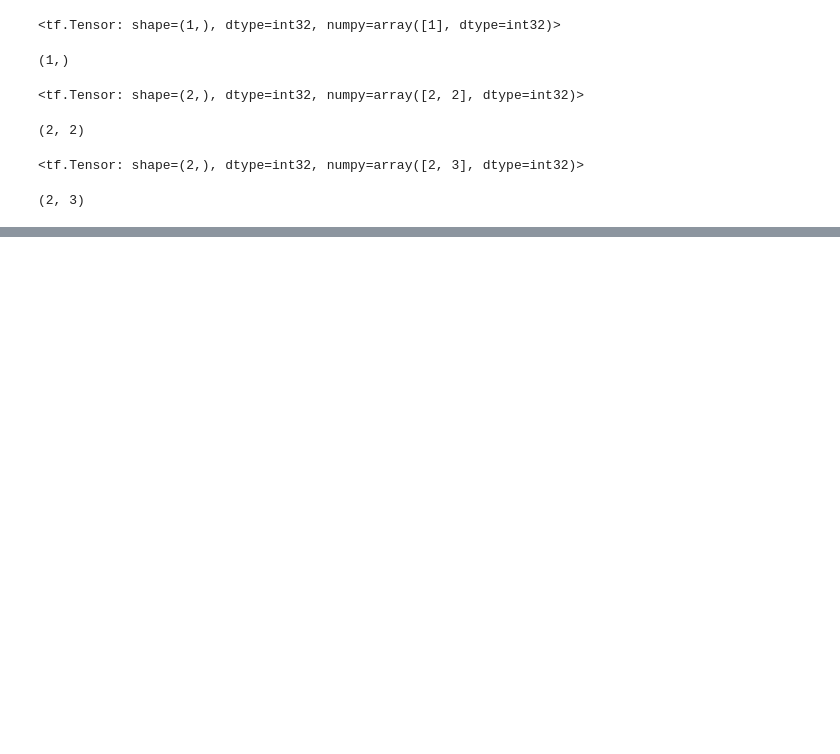
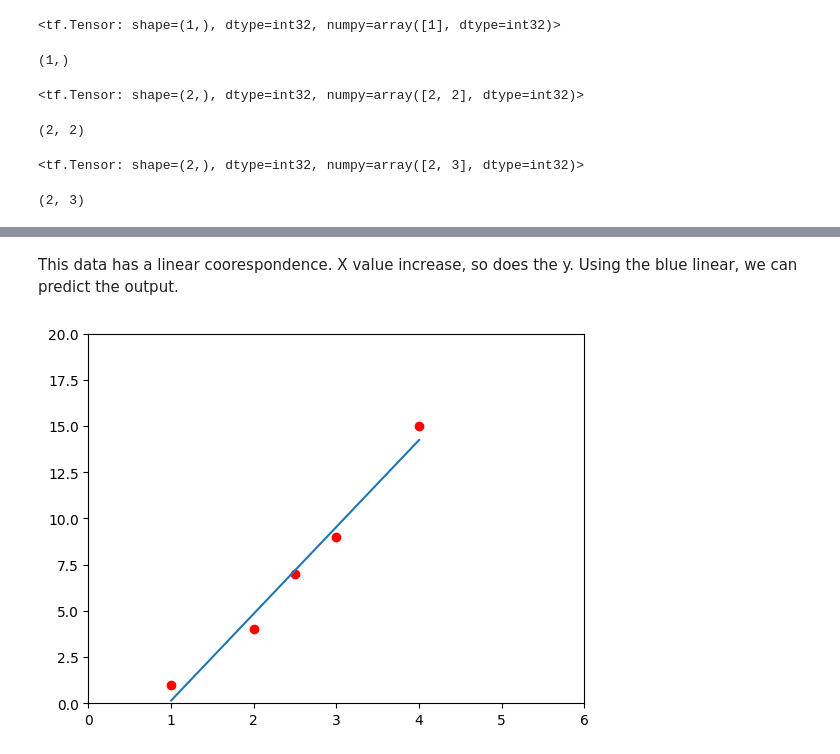
Before and after one commit to 0xrakesh/machine-learning-with-tensorflow, a Jupyter notebook: tensorflow.ipynb, the cells around one changed output, grey strips where cells are left out. Cells and saved outputs as stored; diff of their text form; code cells hidden in the pictures; blank space fills up the shorter version.

```diff
--- a/tensorflow.ipynb
+++ b/tensorflow.ipynb
@@ -75,0 +128,9 @@ print(two_dim_dif.shape)
+# %% [markdown]
+This data has a linear coorespondence. X value increase, so does the y. Using the blue linear, we can predict the output.
+# %%
+plt.plot(x,y,'ro')
+plt.axis([0,6,0,20])
+plt.plot(np.unique(x), np.poly1d(np.polyfit(x,y,1))(np.unique(x)))
+plt.show()
+# %% [output]
+[figure, added]
```
Also changed, not shown: parts of 21 cells of this notebook.
